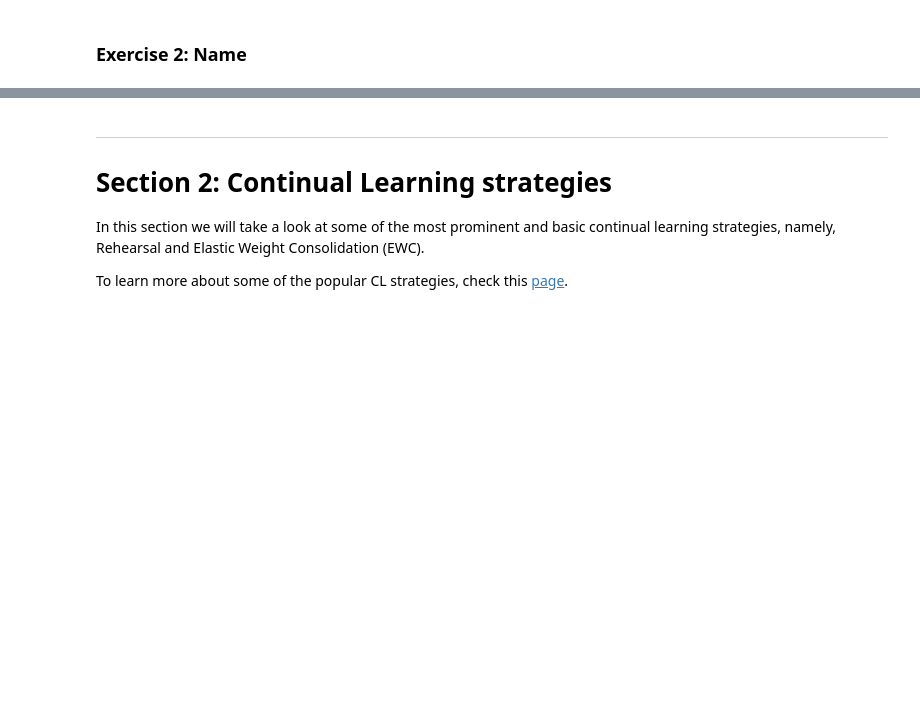
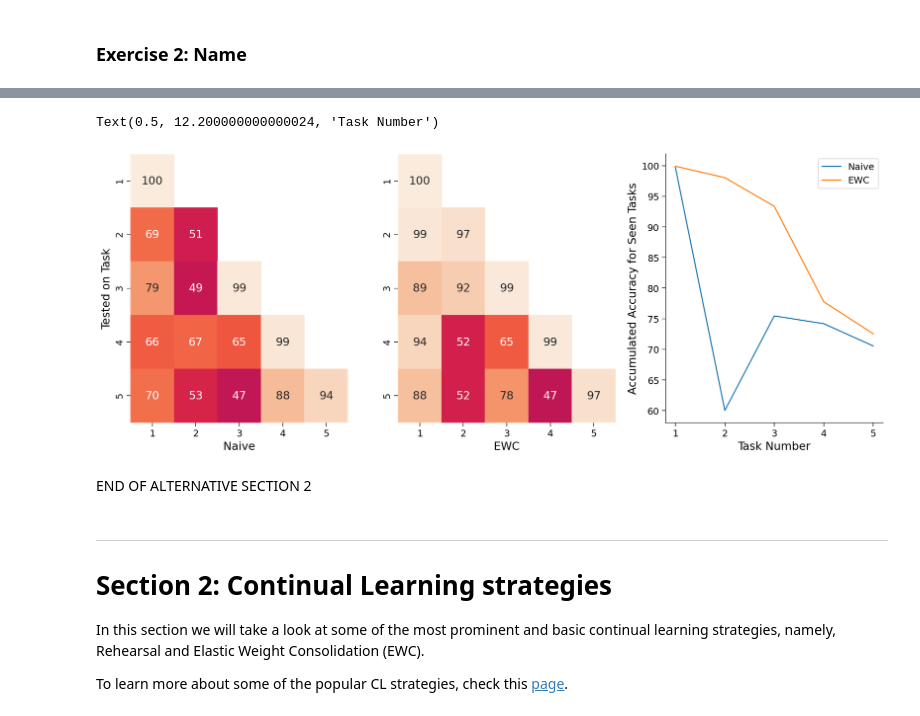
Before and after one commit to kwcooper/CL_neuromatch, a Jupyter notebook: continual_learning_neuromatch.ipynb, the cells around one changed output, grey strips where cells are left out. Drawn from its saved outputs; the diff is of its cells as text; code cells hidden in the pictures; blank space fills up the shorter version.

```diff
--- a/continual_learning_neuromatch.ipynb
+++ b/continual_learning_neuromatch.ipynb
@@ -530,3 +694,32 @@ Hey! Training did the trick, task 2 (permuted MNIST) has great accuracy now that
+# %%
+#@title Plot Naive vs EWC results
+import seaborn as sns
+
+fig, axes = plt.subplots(1, 3, figsize=(15, 6))
+accs_fine_grid = np.array(accs_naive)
+nan_mask = np.isnan(accs_naive)
+
+sns.heatmap(accs_naive, vmin=0, vmax=100, mask=nan_mask, annot=True,fmt='.0f',
+            yticklabels=range(1, 6), xticklabels=range(1, 6), ax=axes[0], cbar=False)
+sns.heatmap(accs_ewc, vmin=0, vmax=100, mask=nan_mask, annot=True,fmt='.0f',
+            yticklabels=range(1, 6), xticklabels=range(1, 6), ax=axes[1], cbar=False)
+
+axes[0].set_ylabel('Tested on Task')
+
+axes[0].set_xlabel('Naive')
+axes[1].set_xlabel('EWC')
+
+axes[2].plot(range(1, 6), np.nanmean(accs_naive, axis=1))
+axes[2].plot(range(1, 6), np.nanmean(accs_ewc, axis=1))
+
+axes[2].legend(['Naive', 'EWC'])
+axes[2].set_ylabel('Accumulated Accuracy for Seen Tasks')
+axes[2].set_xlabel('Task Number')
+# %% [output]
+Text(0.5, 12.200000000000024, 'Task Number')
+[figure, added]
+# %% [markdown]
+END OF ALTERNATIVE SECTION 2
 # %% [markdown]
 ---
 # Section 2: Continual Learning strategies
```
Also changed, not shown: parts of 77 cells of this notebook.
